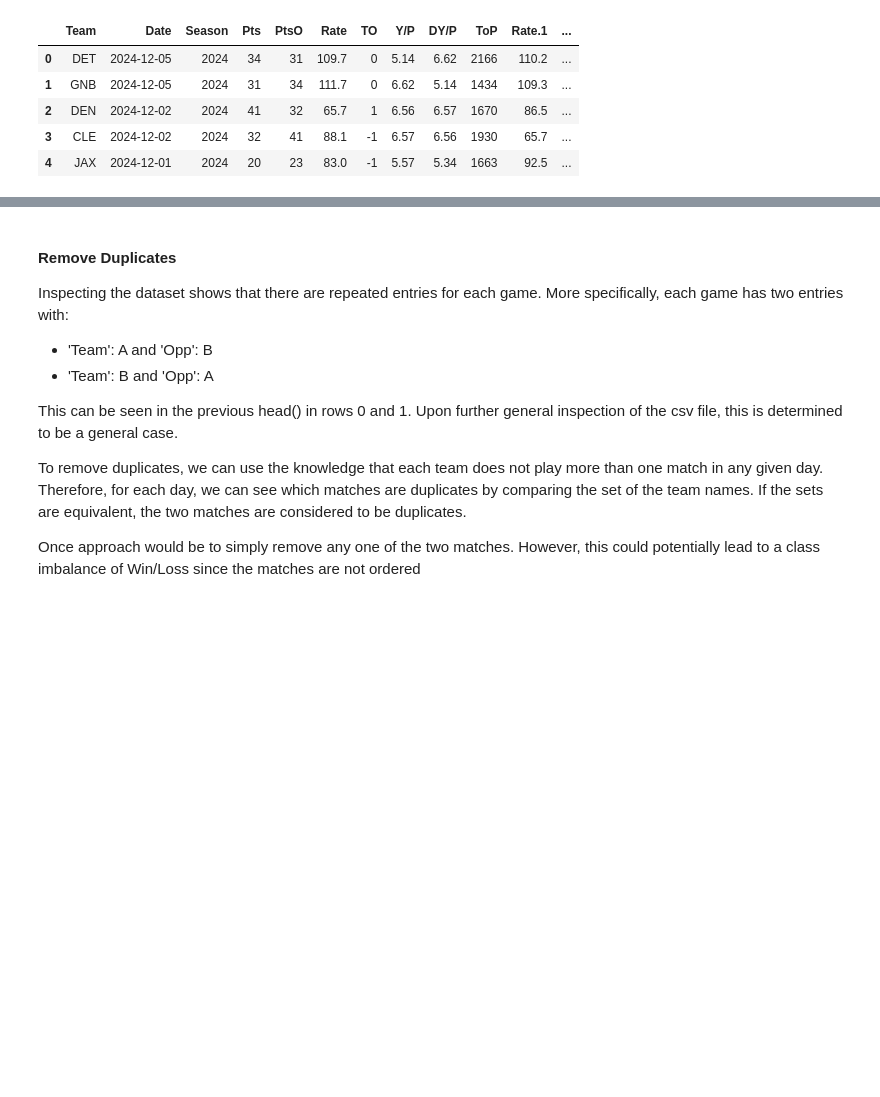
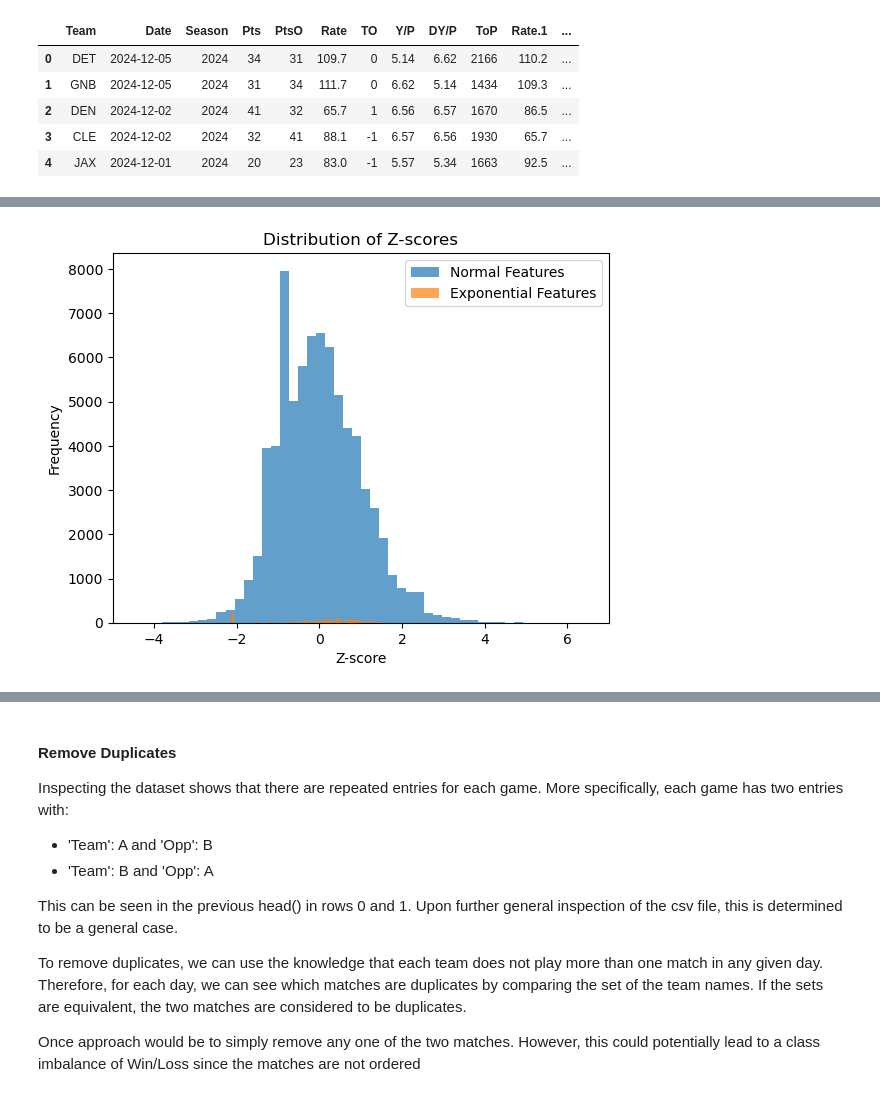
Before and after one commit to pi2chen/nfl-predictions, a Jupyter notebook: nfl_data_preprocessing.ipynb, the cells around one changed output, grey strips where cells are left out. Drawn from its saved outputs; the diff is of its cells as text; code cells hidden in the pictures; blank space fills up the shorter version.

```diff
--- a/nfl_data_preprocessing.ipynb
+++ b/nfl_data_preprocessing.ipynb
@@ -245,0 +303,22 @@ plt.show()
+# %%
+# Assuming df is your cleaned dataframe
+numeric_columns = df.select_dtypes(include=[np.number]).columns
+
+# Features that are exponential
+exponential_features = ['Yds.1', 'Yds.3']
+
+# Features that are normal (everything except exponential features)
+normal_features = [col for col in numeric_columns if col not in exponential_features and col not in ['Result', 'Season', 'Time', 'Week', 'G#']]
+
+# Separate the data
+normal_data = df[normal_features]
+exponential_data = df[exponential_features]
+# %%
+# Log-transform the exponential features to make them more normal
+exponential_data_log = np.log1p(exponential_data)  # log(1 + x) to handle zero values
+
+# Standardize the normal features using Z-scores
+normal_data_standardized = normal_data.apply(zscore)
+
+# If you want, you can standardize exponential features too after the log transformation
+exponential_data_log_standardized = exponential_data_log.apply(zscore)
@@ -245,0 +345,13 @@ plt.show()
+# %%
+import matplotlib.pyplot as plt
+
+# Plot the Z-scores for normal and log-transformed features
+plt.hist(normal_data_standardized.values.flatten(), bins=50, alpha=0.7, label="Normal Features")
+plt.hist(exponential_data_log_standardized.values.flatten(), bins=50, alpha=0.7, label="Exponential Features")
+plt.title("Distribution of Z-scores")
+plt.xlabel("Z-score")
+plt.ylabel("Frequency")
+plt.legend()
+plt.show()
+# %% [output]
+[figure, added]
```
Also changed, not shown: parts of 15 cells of this notebook, 1 other file.
